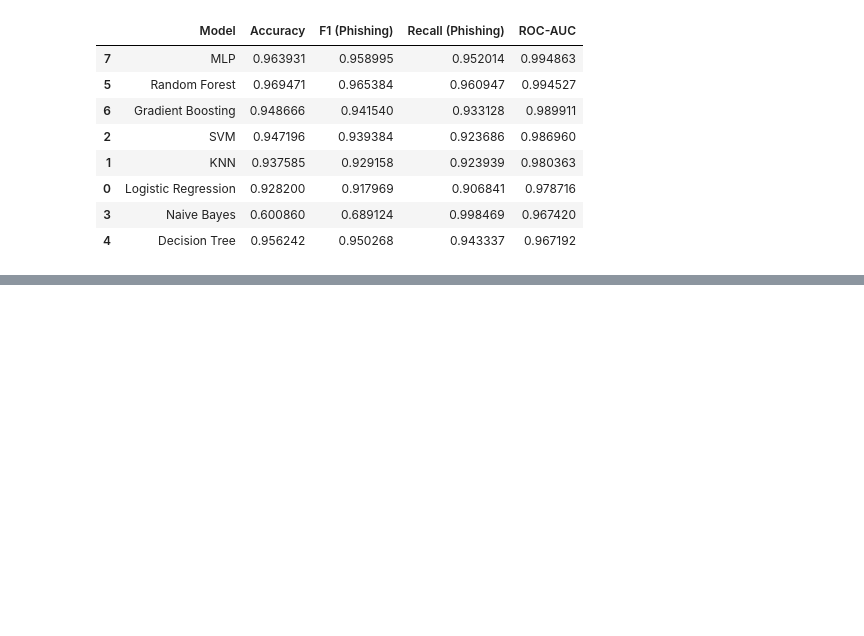
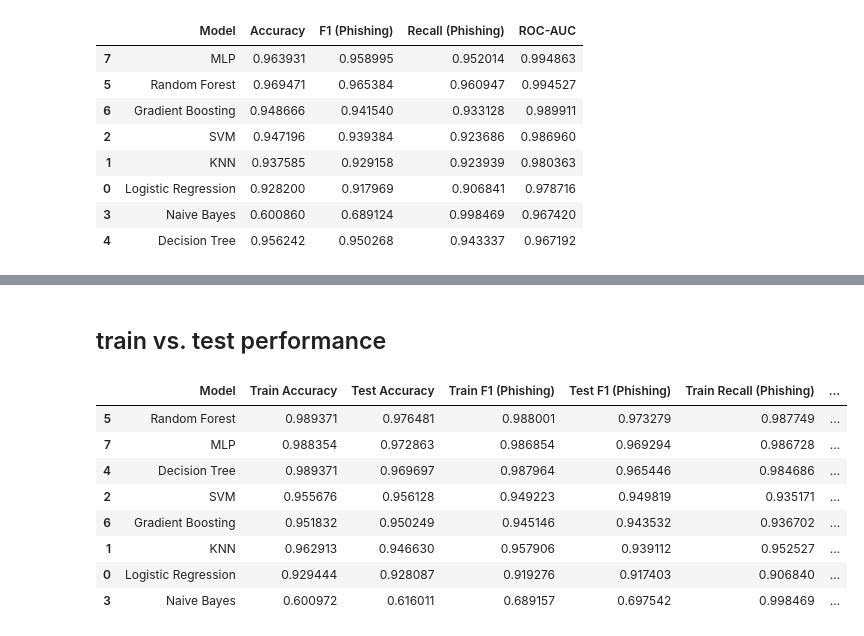
Before and after one commit to Andrej-Art/Mailharpoon, a Jupyter notebook: backend/notebooks/03_modeling.ipynb, the cells around one changed output, grey strips where cells are left out. Cells and saved outputs as stored; diff of their text form; code cells hidden in the pictures; blank space fills up the shorter version.

Commit message:
model comparison, train test performance, final model training rf

```diff
--- a/backend/notebooks/03_modeling.ipynb
+++ b/backend/notebooks/03_modeling.ipynb
@@ -383,0 +405,52 @@ Training MLP...
+# %% [markdown]
+## train vs. test performance
+# %%
+from sklearn.metrics import accuracy_score, f1_score, recall_score, roc_auc_score
+
+def evaluate_models(models, X_train, y_train, X_test, y_test):
+
+    results = []
+
+    for name, model in models.items():
+
+        # Train
+        model.fit(X_train, y_train)
+
+        # Predictions
+        train_pred = model.predict(X_train)
+        test_pred = model.predict(X_test)
+
+        # Probabilities (für ROC-AUC)
+        if hasattr(model, "predict_proba"):
+            train_proba = model.predict_proba(X_train)[:, 1]
+            test_proba = model.predict_proba(X_test)[:, 1]
+        else:
+            train_proba = None
+            test_proba = None
+
+        results.append({
+            "Model": name,
+            "Train Accuracy": accuracy_score(y_train, train_pred),
+            "Test Accuracy": accuracy_score(y_test, test_pred),
+            "Train F1 (Phishing)": f1_score(y_train, train_pred),
+            "Test F1 (Phishing)": f1_score(y_test, test_pred),
+            "Train Recall (Phishing)": recall_score(y_train, train_pred),
+            "Test Recall (Phishing)": recall_score(y_test, test_pred),
+            "Train ROC-AUC": roc_auc_score(y_train, train_proba) if train_proba is not None else None,
+            "Test ROC-AUC": roc_auc_score(y_test, test_proba) if test_proba is not None else None
+        })
+
+    return pd.DataFrame(results).sort_values("Test F1 (Phishing)", ascending=False)
+# %%
+results_df = evaluate_models(models, X_train_full, y_train, X_test_full, y_test)
+results_df
+# %% [output]
+|  | Model | Train Accuracy | Test Accuracy | Train F1 (Phishing) | Test F1 (Phishing) | Train Recall (Phishing) | ... |
+| 5 | Random Forest | 0.989371 | 0.976481 | 0.988001 | 0.973279 | 0.987749 | ... |
+| 7 | MLP | 0.988354 | 0.972863 | 0.986854 | 0.969294 | 0.986728 | ... |
+| 4 | Decision Tree | 0.989371 | 0.969697 | 0.987964 | 0.965446 | 0.984686 | ... |
+| 2 | SVM | 0.955676 | 0.956128 | 0.949223 | 0.949819 | 0.935171 | ... |
+| 6 | Gradient Boosting | 0.951832 | 0.950249 | 0.945146 | 0.943532 | 0.936702 | ... |
+| 1 | KNN | 0.962913 | 0.946630 | 0.957906 | 0.939112 | 0.952527 | ... |
+| 0 | Logistic Regression | 0.929444 | 0.928087 | 0.919276 | 0.917403 | 0.906840 | ... |
+| 3 | Naive Bayes | 0.600972 | 0.616011 | 0.689157 | 0.697542 | 0.998469 | ... |
```
Also changed, not shown: parts of 15 cells of this notebook, 3 other files.
